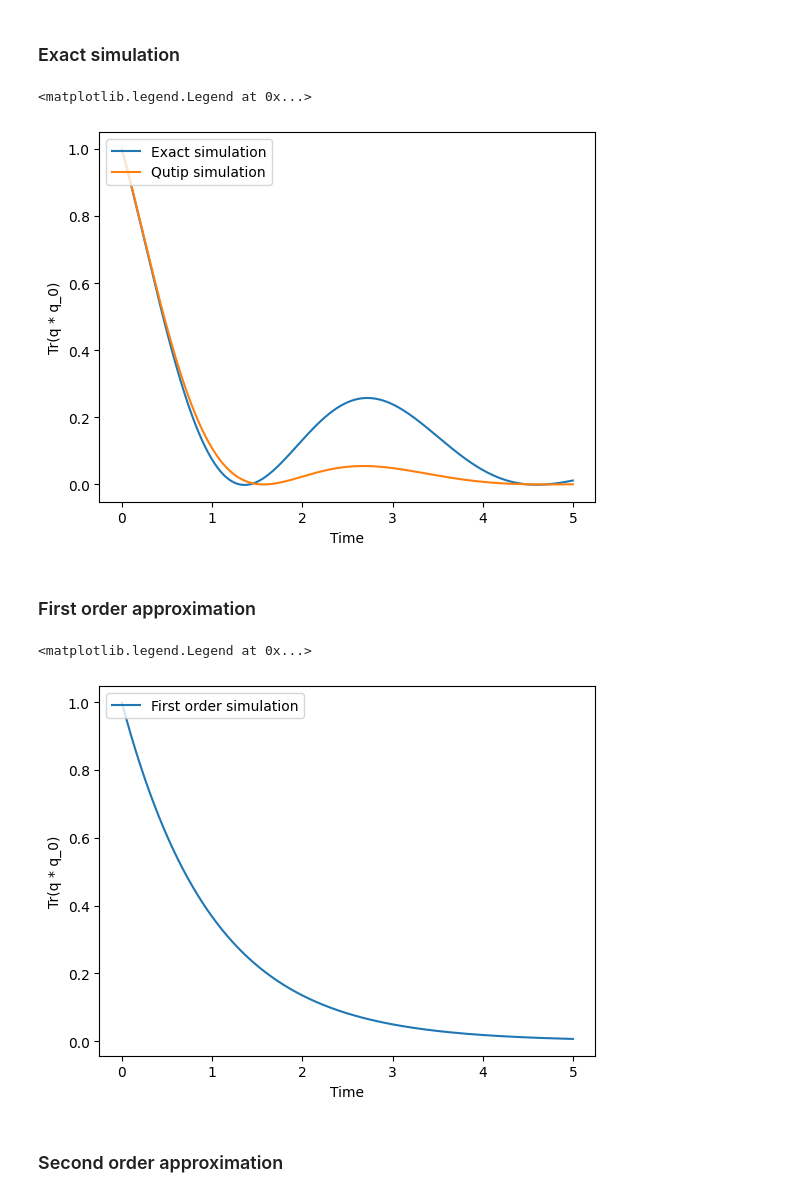
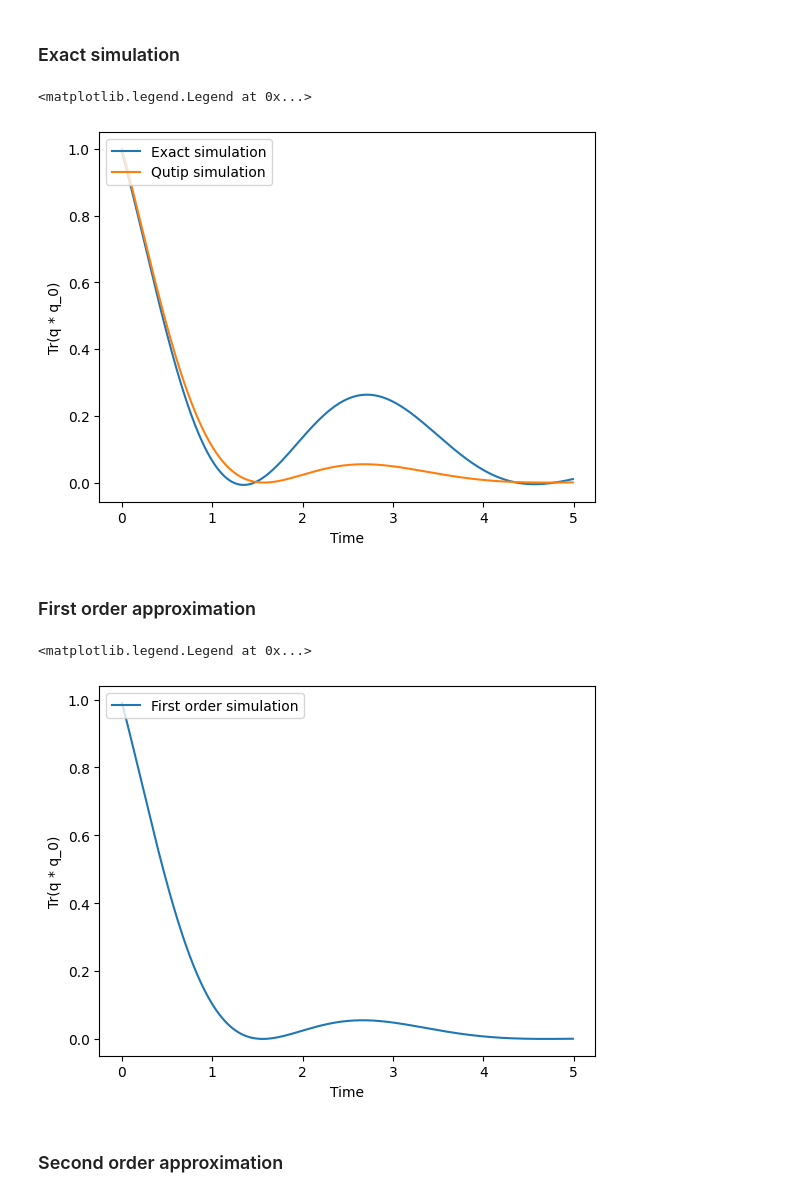
Before and after one commit to rbudai98/QSimulations, a Jupyter notebook: Fermi_Hub_multi_qubit.ipynb, the cells around one changed output. Saved outputs shown, nothing was run; the diff lists cells and outputs as text; code cells hidden in the pictures.

```diff
--- a/Fermi_Hub_multi_qubit.ipynb
+++ b/Fermi_Hub_multi_qubit.ipynb
@@ -34,9 +34,13 @@ FermiHubbard_u = 0.0  # Potential interaction strength
 FermiHubbard_latt = qib.lattice.IntegerLattice((systemSize,), pbc=True)
 field_hamil = qib.field.Field(qib.field.ParticleType.FERMION, FermiHubbard_latt)
 
+T = 5  # Final time
+dt = 0.01  # Time step
+time_vec = np.arange(0, T, dt)  # Time vector to simulate on
+
 
 # Fermi-Hubbard Hamiltonian
-def H_operator():
+def H_operator(t = 0):
     return Qobj(
         qib.operator.FermiHubbardHamiltonian(
             field_hamil, FermiHubbard_t, FermiHubbard_u, False
@@ -45,7 +49,7 @@ def H_operator():
         .todense()
     )
 
-def V_damping(i):
+def V_damping(i, t = 0):
     if i == 0:
         sum = 0
         for j in np.arange(1, J + 1, 1):
@@ -70,7 +74,7 @@ QSystem._update_module_varibles()
 QSystem._prep_energy_states()
 
 rho_ground = QSystem.rho_ground
-rho_0 = QSystem.rho_0
+rho_highest_en = QSystem.rho_highest_en
 # %% [markdown]
 ### Exact simulation
 # %%
@@ -78,12 +82,8 @@ import matplotlib.pyplot as plt
 from qutip import mesolve
 import numpy as np
 
-T = 5  # Final time
-dt = 0.002  # Time step
-time_vec = np.arange(0, T, dt)  # Time vector to simulate on
-
-rho = QSystem.rho_0
-exact_trace_rho_0 = []
+rho = QSystem.rho_highest_en
+exact_trace_rho_highest_en = []
 for t in time_vec:
     sum = np.zeros((QSystem._systemSizeDim, QSystem._systemSizeDim))
     for j in np.arange(1, J + 1, 1):
@@ -93,21 +93,21 @@ for t in time_vec:
         )
     delta_rho = -1j * (QSystem.H_op() @ rho - rho @ QSystem.H_op()) + sum
     rho = rho + dt * delta_rho
-    exact_trace_rho_0.append((rho @ QSystem.rho_0).tr())
+    exact_trace_rho_highest_en.append((rho @ QSystem.rho_highest_en).tr())
 
 V1 = V_damping(1)
 V2 = V_damping(2)
-results2 = mesolve(QSystem.H_op(), Qobj(QSystem.rho_0), time_vec, [V1, V2], [QSystem.rho_0])
+results2 = mesolve(QSystem.H_op(), Qobj(QSystem.rho_highest_en), time_vec, [V1, V2], [QSystem.rho_highest_en])
 
 plt.figure()
 plt.xlabel("Time")
 plt.ylabel("Tr(q * q_0)")
-plt.plot(time_vec, exact_trace_rho_0, label="Exact simulation")
+plt.plot(time_vec, exact_trace_rho_highest_en, label="Exact simulation")
 plt.plot(time_vec, results2.expect[0], label="Qutip simulation")
 plt.legend(loc="upper left")
 # %% [output]
 <matplotlib.legend.Legend at 0x...>
-[figure, old version]
+[figure, new version]
 # %% [markdown]
 ### First order approximation
 # %%
@@ -127,39 +127,39 @@ for i in range(ancilla):
     psi_ancilla = np.kron(psi_ancilla, qs.ket_0)
 rho_ancilla = Qobj(psi_ancilla.conj().T @ psi_ancilla)
 
-rho = QSystem.rho_0
-first_order_trace_rho_0 = []
+rho = QSystem.rho_highest_en
+first_order_trace_rho_highest_en = []
 for t in time_vec:
     # Extended system, zero initialized ancilla + hamiltonian system
     system = Qobj(
         tensor(rho_ancilla, rho),
         dims=[[ancilla_dim, systemSize_dim], [ancilla_dim, systemSize_dim]],
     )
     # First element of taylor approximation, I
     approximation = Qobj(
         qeye(ancilla_dim * systemSize_dim),
         dims=[[ancilla_dim, systemSize_dim], [ancilla_dim, systemSize_dim]],
     )
 
     approximation = qs.Taylor_approximtion(
         QSystem.H_tilde_first_order(dt),
         taylor_aproximation_order,
         np.sqrt(dt),
         approximation,
     )
     evolved_system = approximation @ system @ approximation.conj().trans()
 
     rho = evolved_system.ptrace(1)
-    first_order_trace_rho_0.append((rho @ QSystem.rho_0).tr())
+    first_order_trace_rho_highest_en.append((rho @ QSystem.rho_highest_en).tr())
 
 plt.figure()
 plt.xlabel("Time")
 plt.ylabel("Tr(q * q_0)")
-plt.plot(time_vec, first_order_trace_rho_0, label="First order simulation")
+plt.plot(time_vec, first_order_trace_rho_highest_en, label="First order simulation")
 plt.legend(loc="upper left")
 # %% [output]
 <matplotlib.legend.Legend at 0x...>
-[figure, old version]
+[figure, new version]
 # %% [markdown]
 ### Second order approximation
 # %%
```
Also changed, not shown: parts of 2 cells of this notebook, 3 other files.
